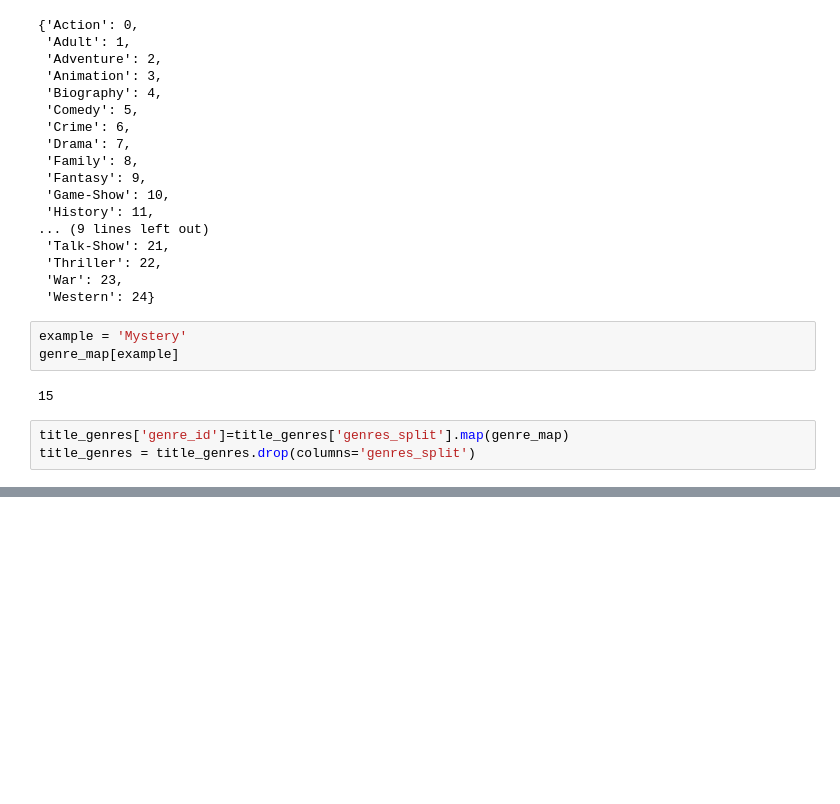
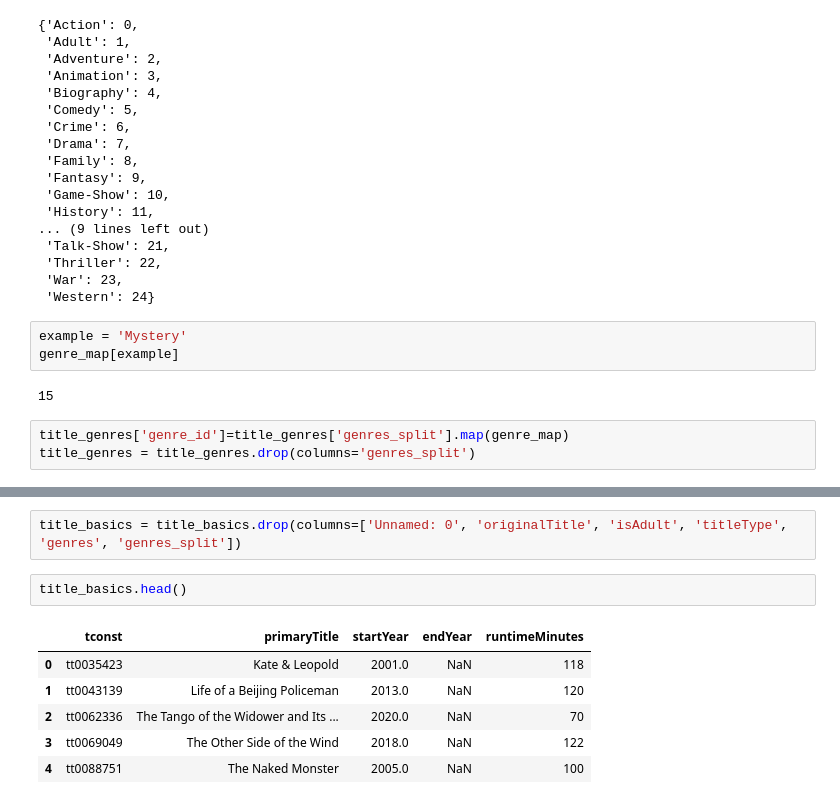
Before and after one commit to thejustinfields/data-enrichment-project, a Jupyter notebook: part-3-SQL.ipynb, the cells around one changed output, grey strips where cells are left out. Cells and saved outputs as stored; diff of their text form; blank space fills up the shorter version.

```diff
--- a/part-3-SQL.ipynb
+++ b/part-3-SQL.ipynb
@@ -138,0 +163,11 @@ NameError: name 'genre_id_map' is not defined
+# %%
+title_basics = title_basics.drop(columns=['Unnamed: 0', 'originalTitle', 'isAdult', 'titleType', 'genres', 'genres_split'])
+# %%
+title_basics.head()
+# %% [output]
+|  | tconst | primaryTitle | startYear | endYear | runtimeMinutes |
+| 0 | tt0035423 | Kate & Leopold | 2001.0 | NaN | 118 |
+| 1 | tt0043139 | Life of a Beijing Policeman | 2013.0 | NaN | 120 |
+| 2 | tt0062336 | The Tango of the Widower and Its ... | 2020.0 | NaN | 70 |
+| 3 | tt0069049 | The Other Side of the Wind | 2018.0 | NaN | 122 |
+| 4 | tt0088751 | The Naked Monster | 2005.0 | NaN | 100 |
```
Also changed, not shown: parts of 4 cells of this notebook.
